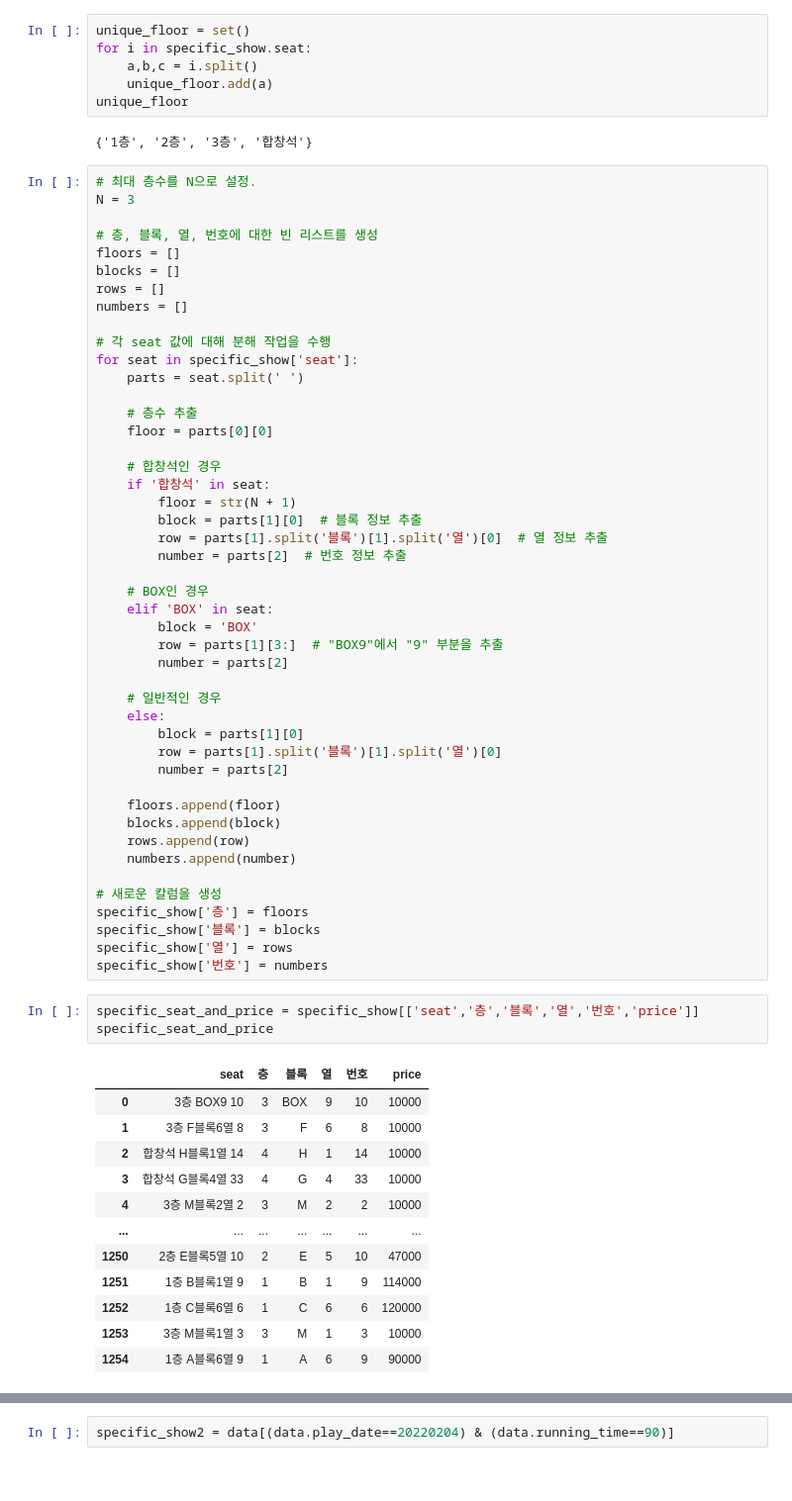
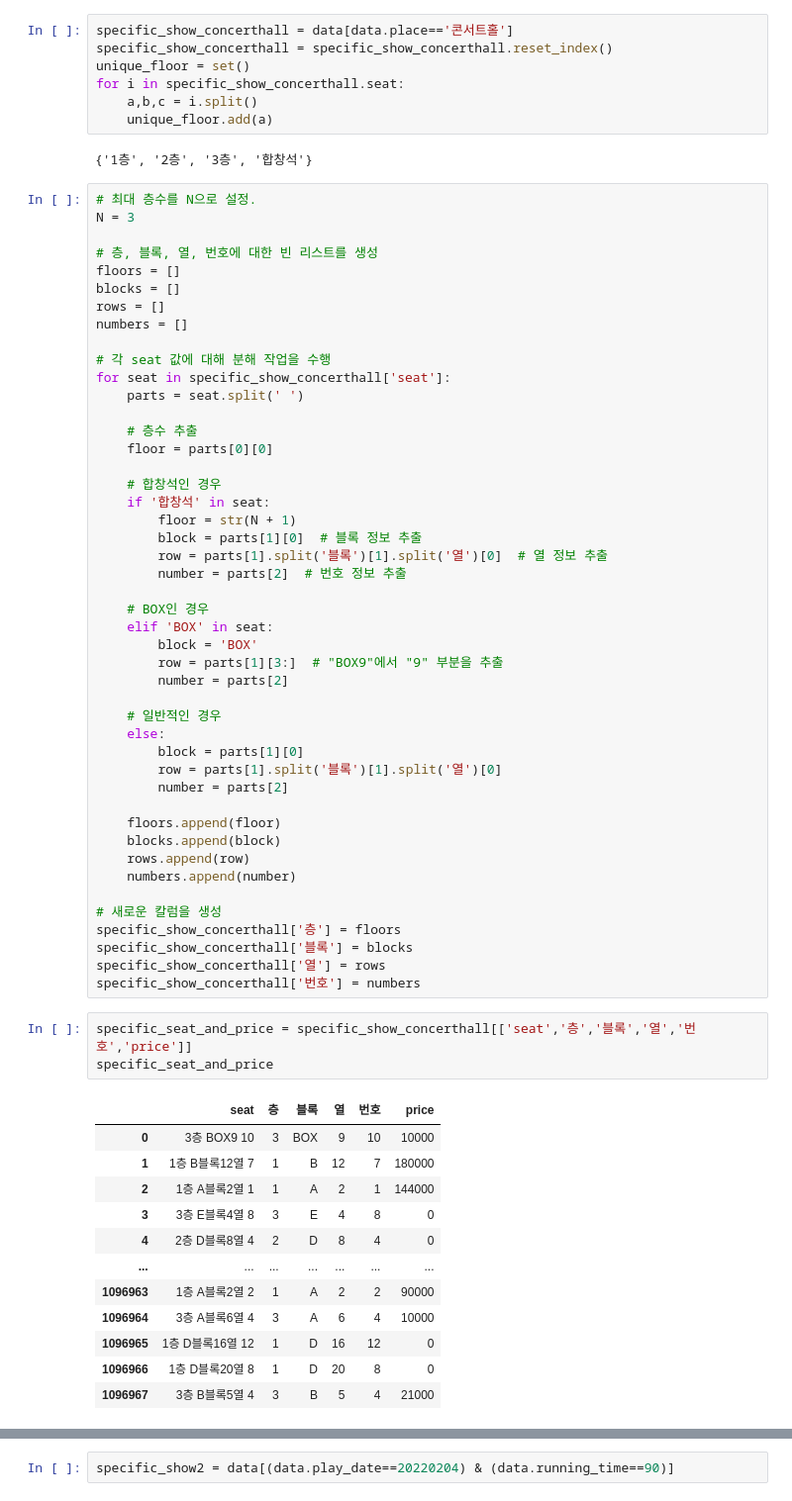
Before and after one commit to Puer-Hyun/bigdata_competition, a Jupyter notebook: bigcontesteda.ipynb, the cells around one changed output, grey strips where cells are left out. Shown: that part at 99% size. Saved outputs shown, nothing was run; the diff lists cells and outputs as text.

```diff
--- a/bigcontesteda.ipynb
+++ b/bigcontesteda.ipynb
@@ -74,9 +55,10 @@ Name: place, Length: 1255, dtype: object
 # %%
+specific_show_concerthall = data[data.place=='콘서트홀']
+specific_show_concerthall = specific_show_concerthall.reset_index()
 unique_floor = set()
-for i in specific_show.seat:
+for i in specific_show_concerthall.seat:
     a,b,c = i.split()
     unique_floor.add(a)
-unique_floor
 # %% [output]
 {'1층', '2층', '3층', '합창석'}
 # %%
@@ -90,7 +72,7 @@ rows = []
 numbers = []
 
 # 각 seat 값에 대해 분해 작업을 수행
-for seat in specific_show['seat']:
+for seat in specific_show_concerthall['seat']:
     parts = seat.split(' ')
 
     # 층수 추출
@@ -121,23 +103,23 @@ for seat in specific_show['seat']:
     numbers.append(number)
 
 # 새로운 칼럼을 생성
-specific_show['층'] = floors
-specific_show['블록'] = blocks
-specific_show['열'] = rows
-specific_show['번호'] = numbers
+specific_show_concerthall['층'] = floors
+specific_show_concerthall['블록'] = blocks
+specific_show_concerthall['열'] = rows
+specific_show_concerthall['번호'] = numbers
 # %%
-specific_seat_and_price = specific_show[['seat','층','블록','열','번호','price']]
+specific_seat_and_price = specific_show_concerthall[['seat','층','블록','열','번호','price']]
 specific_seat_and_price
 # %% [output]
 |  | seat | 층 | 블록 | 열 | 번호 | price |
 | 0 | 3층 BOX9 10 | 3 | BOX | 9 | 10 | 10000 |
-| 1 | 3층 F블록6열 8 | 3 | F | 6 | 8 | 10000 |
-| 2 | 합창석 H블록1열 14 | 4 | H | 1 | 14 | 10000 |
-| 3 | 합창석 G블록4열 33 | 4 | G | 4 | 33 | 10000 |
-| 4 | 3층 M블록2열 2 | 3 | M | 2 | 2 | 10000 |
+| 1 | 1층 B블록12열 7 | 1 | B | 12 | 7 | 180000 |
+| 2 | 1층 A블록2열 1 | 1 | A | 2 | 1 | 144000 |
+| 3 | 3층 E블록4열 8 | 3 | E | 4 | 8 | 0 |
+| 4 | 2층 D블록8열 4 | 2 | D | 8 | 4 | 0 |
 | ... | ... | ... | ... | ... | ... | ... |
-| 1250 | 2층 E블록5열 10 | 2 | E | 5 | 10 | 47000 |
-| 1251 | 1층 B블록1열 9 | 1 | B | 1 | 9 | 114000 |
-| 1252 | 1층 C블록6열 6 | 1 | C | 6 | 6 | 120000 |
-| 1253 | 3층 M블록1열 3 | 3 | M | 1 | 3 | 10000 |
-| 1254 | 1층 A블록6열 9 | 1 | A | 6 | 9 | 90000 |
+| 1096963 | 1층 A블록2열 2 | 1 | A | 2 | 2 | 90000 |
+| 1096964 | 3층 A블록6열 4 | 3 | A | 6 | 4 | 10000 |
+| 1096965 | 1층 D블록16열 12 | 1 | D | 16 | 12 | 0 |
+| 1096966 | 1층 D블록20열 8 | 1 | D | 20 | 8 | 0 |
+| 1096967 | 3층 B블록5열 4 | 3 | B | 5 | 4 | 21000 |
```
Also changed, not shown: parts of 5 cells of this notebook.
